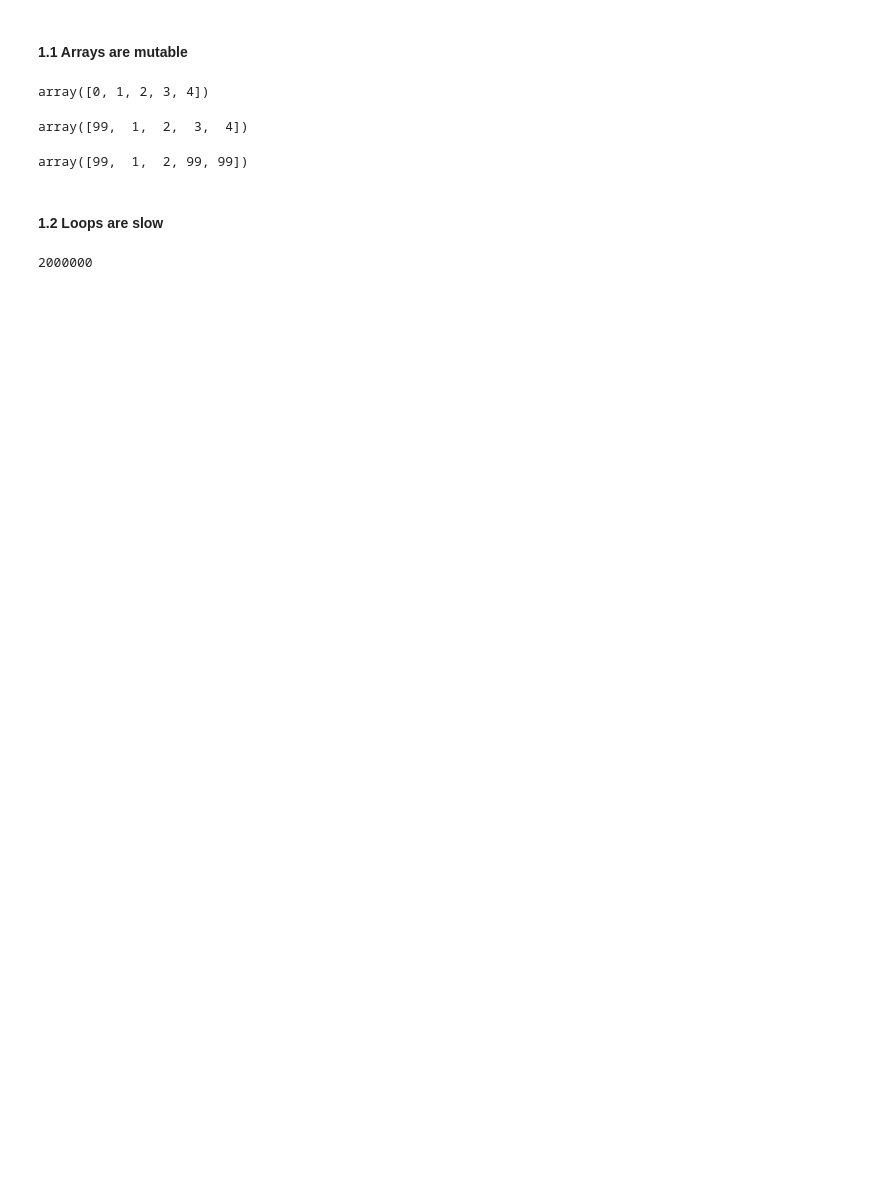
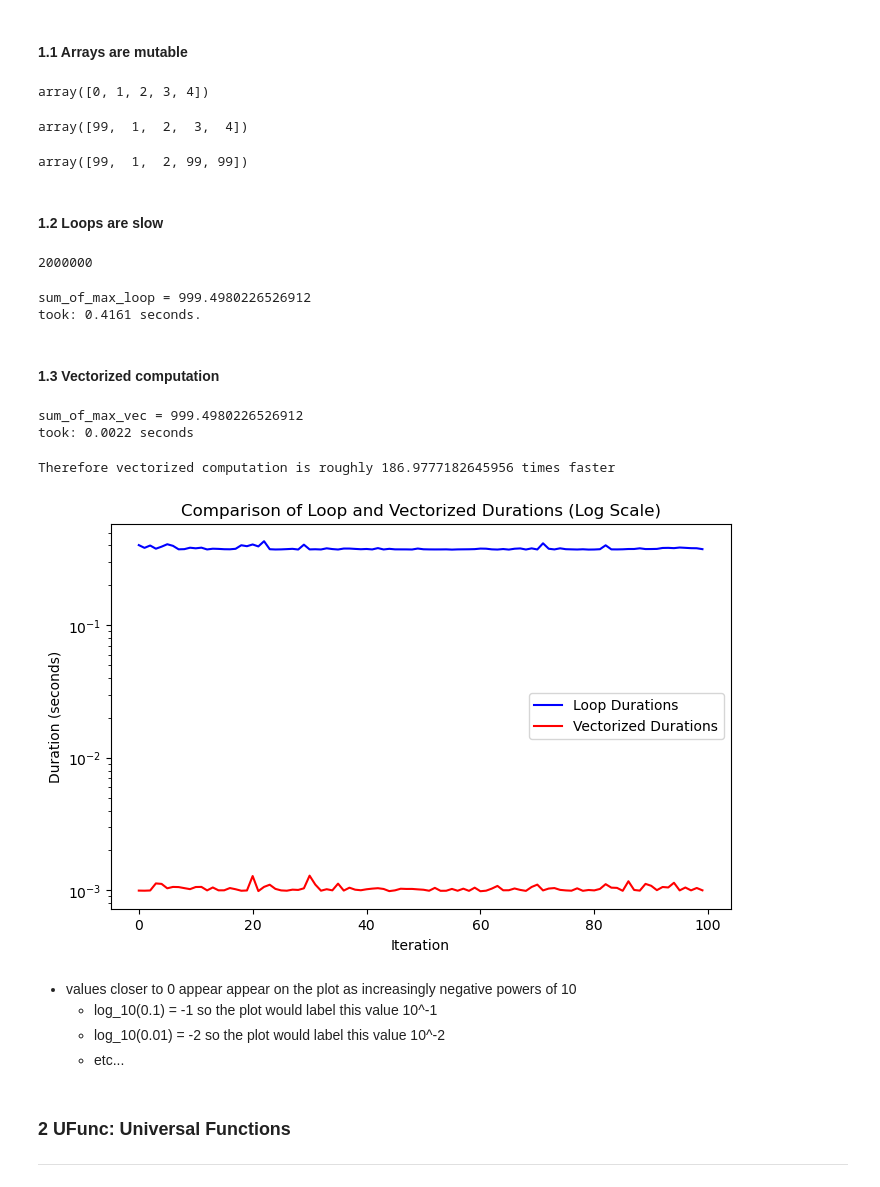
Before and after one commit to Syed-A-Naqvi/machine_learning, a Jupyter notebook: python_machine_learning/basics/vectorized_computation.ipynb, the cells around one changed output. Cells and saved outputs as stored; diff of their text form; code cells hidden in the pictures; blank space fills up the shorter version.

Commit message:
little more vectorized computation practice

```diff
--- a/python_machine_learning/basics/vectorized_computation.ipynb
+++ b/python_machine_learning/basics/vectorized_computation.ipynb
@@ -43,0 +50,77 @@ def sum_of_max_loop(bigmatrix):
+# %%
+start = time()
+sum_of_row_maxes_loop = sum_of_max_loop(bigmatrix=bigmatrix)
+duration_loop = time() - start
+
+print(f"sum_of_max_loop = {sum_of_row_maxes_loop}")
+print(f"took: {duration_loop:.4f} seconds.")
+# %% [output]
+sum_of_max_loop = 999.4980226526912
+took: 0.4161 seconds.
+# %% [markdown]
+#### 1.3 Vectorized computation
+# %%
+def sum_of_max_vec(bigmatrix):
+    maxValues = np.max(bigmatrix, axis=1)
+    return sum(maxValues)
+# %%
+start = time()
+sum_of_row_maxes_vec = sum_of_max_vec(bigmatrix)
+duration_vec = time()-start
+
+print(f"sum_of_max_vec = {sum_of_row_maxes_vec}")
+print(f"took: {duration_vec:.4f} seconds")
+# %% [output]
+sum_of_max_vec = 999.4980226526912
+took: 0.0022 seconds
+# %%
+print(f"Therefore vectorized computation is roughly {duration_loop/duration_vec} times faster")
+# %% [output]
+Therefore vectorized computation is roughly 186.9777182645956 times faster
+# %%
+import matplotlib.pyplot as plt
+
+x = np.arange(start=0, stop=100, step=1)
+loop_durations = np.zeros_like(x, dtype=float)
+vec_durations = np.zeros_like(x, dtype=float)
+
+
+for i in range(100):
+
+    start = time()
+    sum_of_max_loop(bigmatrix)
+    duration_loop = time() - start
+    loop_durations[i] = duration_loop #round(duration_loop, ndigits=4)
+
+    start = time()
+    sum_of_max_vec(bigmatrix)
+    duration_vec = time() - start
+    vec_durations[i] = duration_vec #round(duration_vec, ndigits=4)
+
+plt.figure(figsize=(8, 5))
+plt.plot(x, loop_durations, label="Loop Durations", color='blue')
+plt.plot(x, vec_durations, label="Vectorized Durations", color='red')
+
+# Set the y-axis to a logarithmic scale
+plt.yscale('log')
+
+# Add labels and title
+plt.xlabel('Iteration')
+plt.ylabel('Duration (seconds)')
+plt.title('Comparison of Loop and Vectorized Durations (Log Scale)')
+
+# Add a legend
+plt.legend()
+
+# Display the plot
+plt.show()
+# %% [output]
+[figure, added]
+# %% [markdown]
+- values closer to 0 appear appear on the plot as increasingly negative powers of 10
+    - log_10(0.1) = -1 so the plot would label this value 10^-1
+    - log_10(0.01) = -2 so the plot would label this value 10^-2
+    - etc...
+# %% [markdown]
+### 2 UFunc: Universal Functions
+---
```
Also changed, not shown: parts of 9 cells of this notebook.
